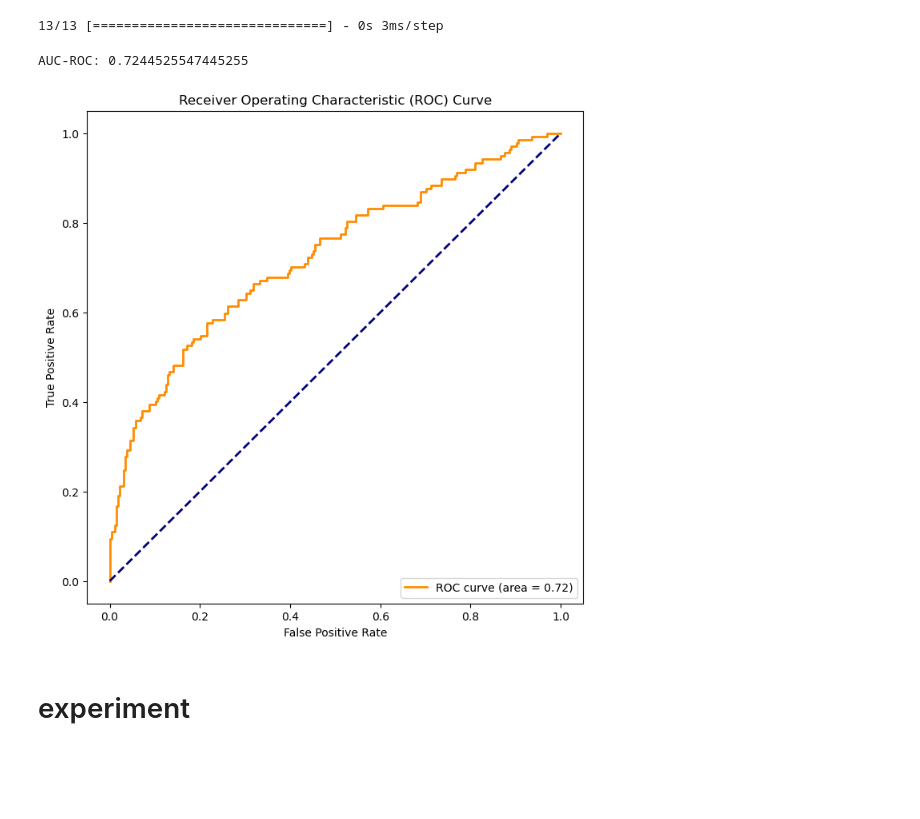
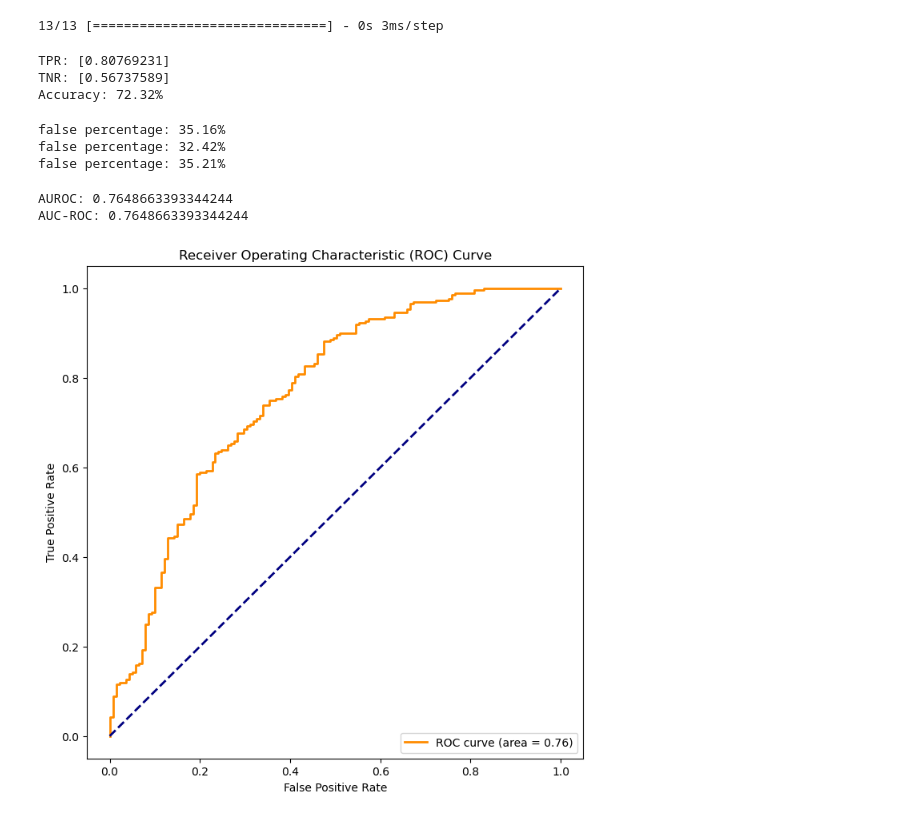
Before and after one commit to jerryshu98/DH_project_merge, a Jupyter notebook: model_template.ipynb, the cells around one changed output. Saved outputs shown, nothing was run; the diff lists cells and outputs as text; code cells hidden in the pictures; blank space fills up the shorter version.

```diff
--- a/model_template.ipynb
+++ b/model_template.ipynb
@@ -46,17 +65,18 @@ def check_missing_values(df):
         return 0
 # %%
 def get_label(id_df):
+    label = 0
     if not check_missing_values(id_df):
             label = id_df['label'].iloc[0]
             if label == 1:
-                label = -72
+                label = 48
             else:
                 if id_df['Rev_h'].iloc[0] != -1000:
-                    label = 48 - id_df['Rev_h'].iloc[0]
+                    label = -(48 - id_df['Rev_h'].iloc[0])
                 elif id_df['dod_h'].iloc[0] != -1000 and id_df['dod_h'].iloc[0]>0 and id_df['dod_h'].iloc[0]<48:
-                    label = 96 - id_df['dod_h'].iloc[0]*2
+                    label = -(96 - id_df['dod_h'].iloc[0]*2)
                 else:
-                    label = 96
+                    label = -96
     return label
 # %%
 def lstm_data(flag_data_df, data_df):
@@ -139,30 +147,9 @@ def train_module(X_train, y_train, X_test, y_test, epoch, learning_rate, batch):
 
     model.fit(X_train, y_train, epochs=epoch, batch_size=batch, validation_data=(X_test, y_test))
     return model
-# %%
-def train_NN_module(X_train, y_train, X_test, y_test, epoch, learning_rate, batch, verbose=1):
-
-    # Define model and train
-    def build_nn_model(input_shape):
-        model = tf.keras.models.Sequential([
-            tf.keras.layers.Dense(64, activation='relu', input_shape=input_shape),
-            tf.keras.layers.Dense(64, activation='relu'),
-            tf.keras.layers.Dense(32, activation='relu'),
-            tf.keras.layers.Dense(1)
-        ])
-        model.compile(optimizer=tf.keras.optimizers.Adam(learning_rate=learning_rate),
-                      loss='mean_squared_error')
-        return model
-
-    # Build and compile the model
-    model = build_nn_model(input_shape=(X_train.shape[1],))
-
-    model.compile(optimizer = tf.keras.optimizers.legacy.Adam(learning_rate=learning_rate), loss='mean_squared_error')
-
-    model.fit(X_train, y_train, epochs=epoch, batch_size=batch, validation_data=(X_test, y_test), verbose=verbose)
-    return model
+# %%
+total_x, total_y = NN_data(flag_data_df, data_df,label_df)
 # %%
-total_x, total_y = NN_data(flag_data_df, data_df, 23)
 # total_x = lstm_x
 # total_y = lstm_y
 total_x = total_x.astype(np.float32)
@@ -174,8 +161,8 @@ total_x[np.isnan(total_x)] = 0.0
 scaler = MinMaxScaler()
 total_x_normalized = scaler.fit_transform(total_x.reshape(-1, total_x.shape[-1])).reshape(total_x.shape)
 
-X_train, X_test, y_train, y_test = train_test_split(total_x_normalized, total_y, test_size=0.2, random_state=4277)
+X_train, X_test, y_train, y_test = train_test_split(total_x_normalized, total_y, test_size=0.2, random_state=433432)#4277  433432
 print(X_train.shape)
 print(y_train.shape)
-model = train_NN_module(X_train, y_train, X_test, y_test, epoch= 50, learning_rate=0.001, batch=32)
+model = train_NN_module(X_train, y_train, X_test, y_test, epoch= 30, learning_rate=0.001, batch=32)
 # %% [output]
@@ -205,18 +210,38 @@ y_label = np.where(y_test > 0, 1, 0)
+# %%
+accuracy = np.mean(y_pred == y_label)
+tpr, tnr = calculate_tpr_tnr(y_label, y_pred)
+print("TPR:", tpr)
+print("TNR:", tnr)
+print(f'Accuracy: {accuracy * 100:.2f}%')
+# %% [output]
+TPR: [0.80769231]
+TNR: [0.56737589]
+Accuracy: 72.32%
+# %%
+false_percentage(y_label)
+false_percentage(y_pred)
+false_percentage(y_train_label)
+# %% [output]
+false percentage: 35.16%
+false percentage: 32.42%
+false percentage: 35.21%
 # %%
-fpr, tpr, _ = roc_curve(y_label, y_pred_proba)
+fpr, tpr, thresholds = roc_curve(y_label, y_pred_proba)
+auroc = roc_auc_score(y_label, y_pred_proba)
+print("AUROC:", auroc)
+#print(y_pred)
 roc_auc = auc(fpr, tpr)
 print("AUC-ROC:", roc_auc)
 # Plot ROC curve
 plt.figure(figsize=(8, 8))
 plt.plot(fpr, tpr, color='darkorange', lw=2, label='ROC curve (area = {:.2f})'.format(roc_auc))
 plt.plot([0, 1], [0, 1], color='navy', lw=2, linestyle='--')
 plt.xlabel('False Positive Rate')
 plt.ylabel('True Positive Rate')
 plt.title('Receiver Operating Characteristic (ROC) Curve')
 plt.legend(loc='lower right')
 plt.show()
 # %% [output]
-AUC-ROC: 0.7244525547445255
+AUROC: 0.7648663393344244
+AUC-ROC: 0.7648663393344244
-[figure, old version]
+[figure, new version]
-# %% [markdown]
-# experiment
```
Also changed, not shown: parts of 14 cells of this notebook, 4 other files.
